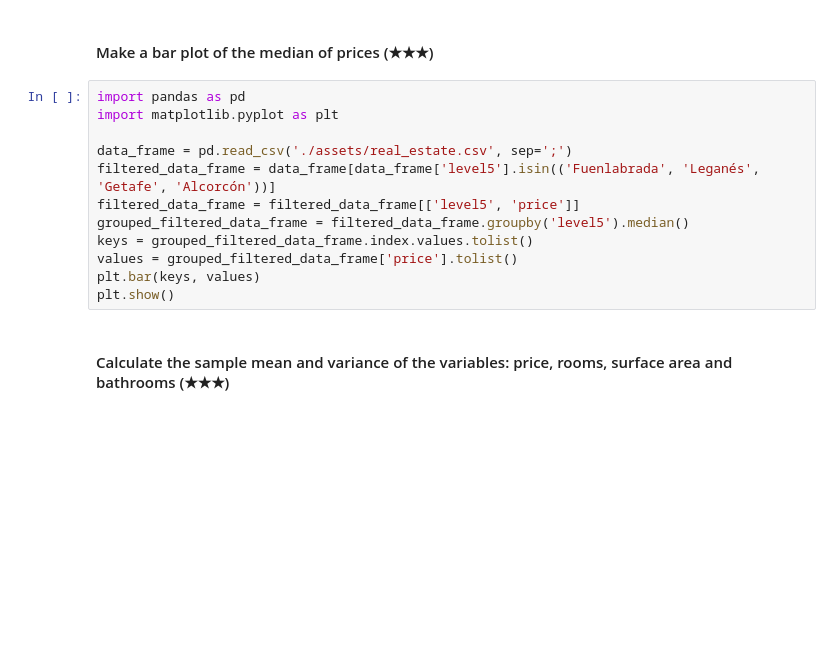
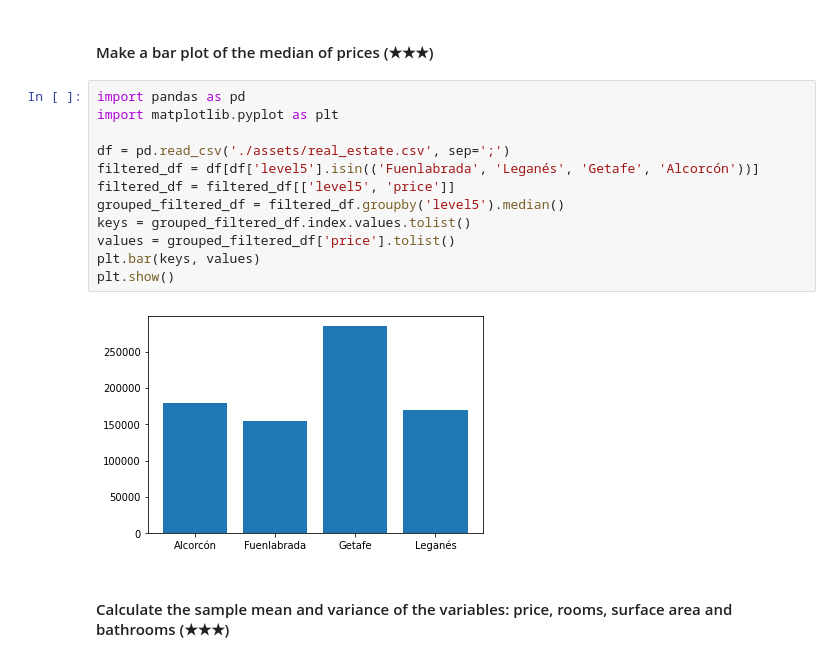
Before and after one commit to sepeca15/Real-Estate-Data-Cleanup, a Jupyter notebook: project.ipynb, the cells around one changed output. Drawn from its saved outputs; the diff is of its cells as text; blank space fills up the shorter version.

```diff
--- a/project.ipynb
+++ b/project.ipynb
@@ -104,15 +185,17 @@ print(filtered_data_frame)
 # %%
 import pandas as pd
 import matplotlib.pyplot as plt
 
-data_frame = pd.read_csv('./assets/real_estate.csv', sep=';')
-filtered_data_frame = data_frame[data_frame['level5'].isin(('Fuenlabrada', 'Leganés', 'Getafe', 'Alcorcón'))]
-filtered_data_frame = filtered_data_frame[['level5', 'price']]
-grouped_filtered_data_frame = filtered_data_frame.groupby('level5').median()
-keys = grouped_filtered_data_frame.index.values.tolist()
-values = grouped_filtered_data_frame['price'].tolist()
+df = pd.read_csv('./assets/real_estate.csv', sep=';')
+filtered_df = df[df['level5'].isin(('Fuenlabrada', 'Leganés', 'Getafe', 'Alcorcón'))]
+filtered_df = filtered_df[['level5', 'price']]
+grouped_filtered_df = filtered_df.groupby('level5').median()
+keys = grouped_filtered_df.index.values.tolist()
+values = grouped_filtered_df['price'].tolist()
 plt.bar(keys, values)
 plt.show()
+# %% [output]
+[figure, added]
 # %% [markdown]
 #### Calculate the sample mean and variance of the variables: price, rooms, surface area and bathrooms (★★★)
 # %%
```
Also changed, not shown: parts of 22 cells of this notebook.
